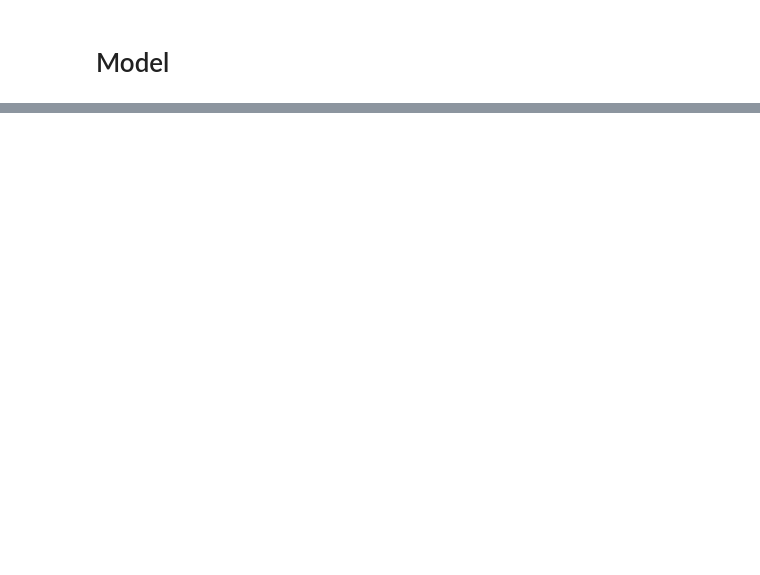
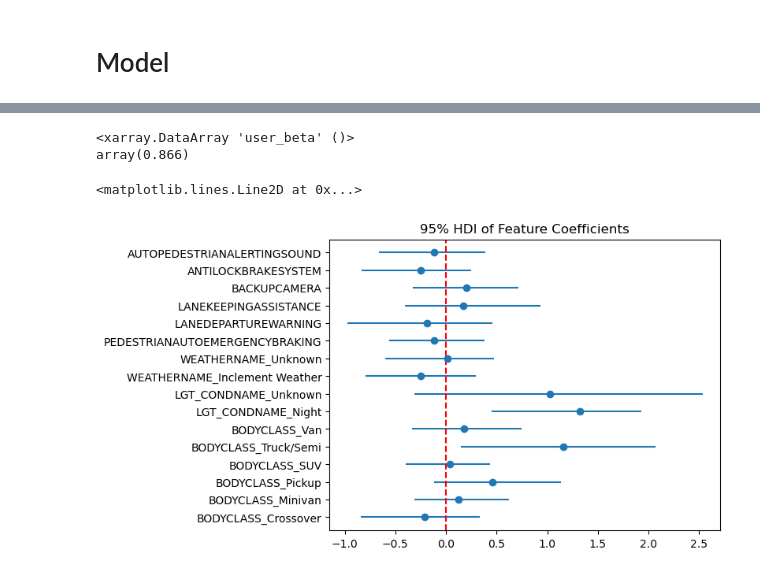
Before and after one commit to mcanearm/road_fatilities, a Jupyter notebook: analysis.ipynb, the cells around one changed output, grey strips where cells are left out. Saved outputs shown, nothing was run; the diff lists cells and outputs as text; code cells hidden in the pictures; blank space fills up the shorter version.

```diff
--- a/analysis.ipynb
+++ b/analysis.ipynb
@@ -485,0 +516,26 @@ array([<Axes: title={'center': '94.0% HDI'}>], dtype=object)
+# %%
+(trace.posterior["user_beta"].sel(feature="BODYCLASS_Pickup") > trace.posterior["user_beta"].sel(feature="BODYCLASS_SUV")).mean()
+# %% [output]
+<xarray.DataArray 'user_beta' ()>
+array(0.866)
+# %%
+import re
+
+# chat GPT generated code here to deal with annoying regex
+summary_data = az.summary(trace, var_names=["user_beta"], hdi_prob=0.95)
+
+fig, ax = plt.subplots()
+# Extract the names in the index from between the brackets using regex
+summary_data.index = summary_data.index.str.extract(r'\[(.*?)\]', expand=False)
+summary_data.index = summary_data.index.str.replace("_True", "")
+ax.errorbar(
+    y=summary_data.index,
+    x=summary_data["mean"],
+    xerr=[summary_data["mean"] - summary_data["hdi_2.5%"], summary_data["hdi_97.5%"] - summary_data["mean"]],
+    fmt="o",
+)
+ax.set_title("95% HDI of Feature Coefficients")
+ax.axvline(x=0, color='red', linestyle='--')
+# %% [output]
+<matplotlib.lines.Line2D at 0x...>
+[figure, added]
```
Also changed, not shown: parts of 18 cells of this notebook, 6 other files.
